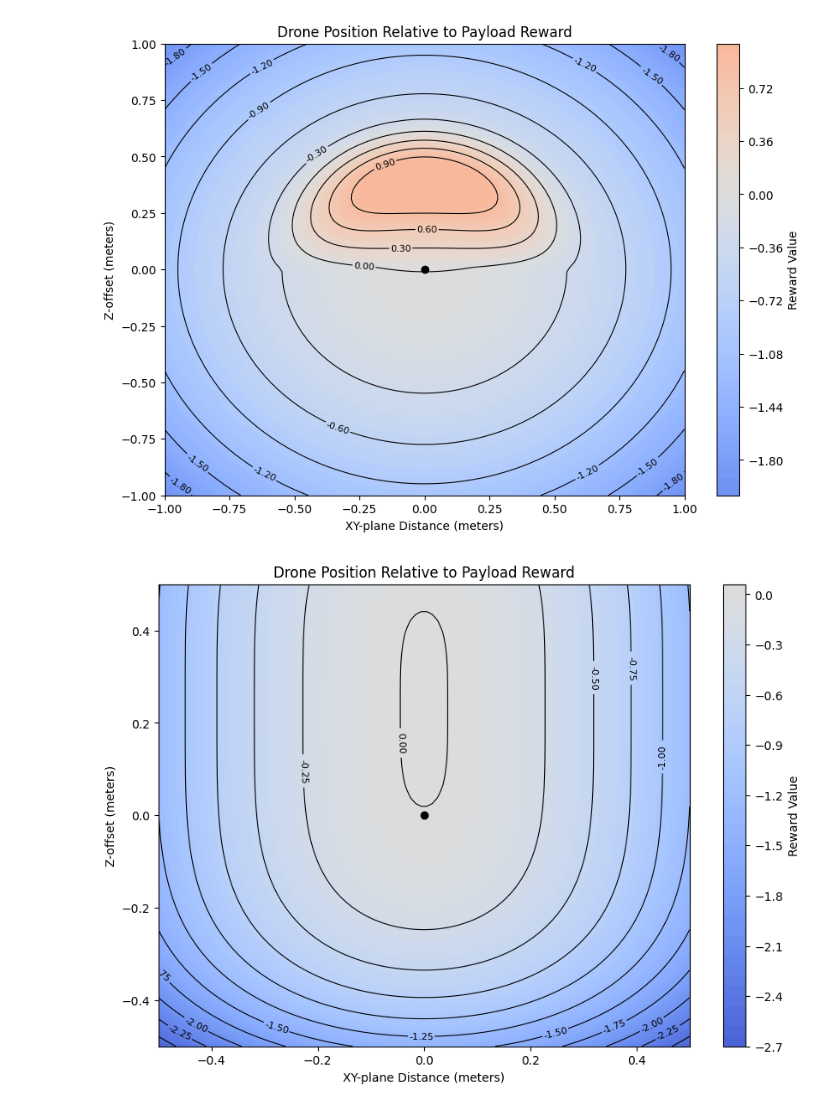
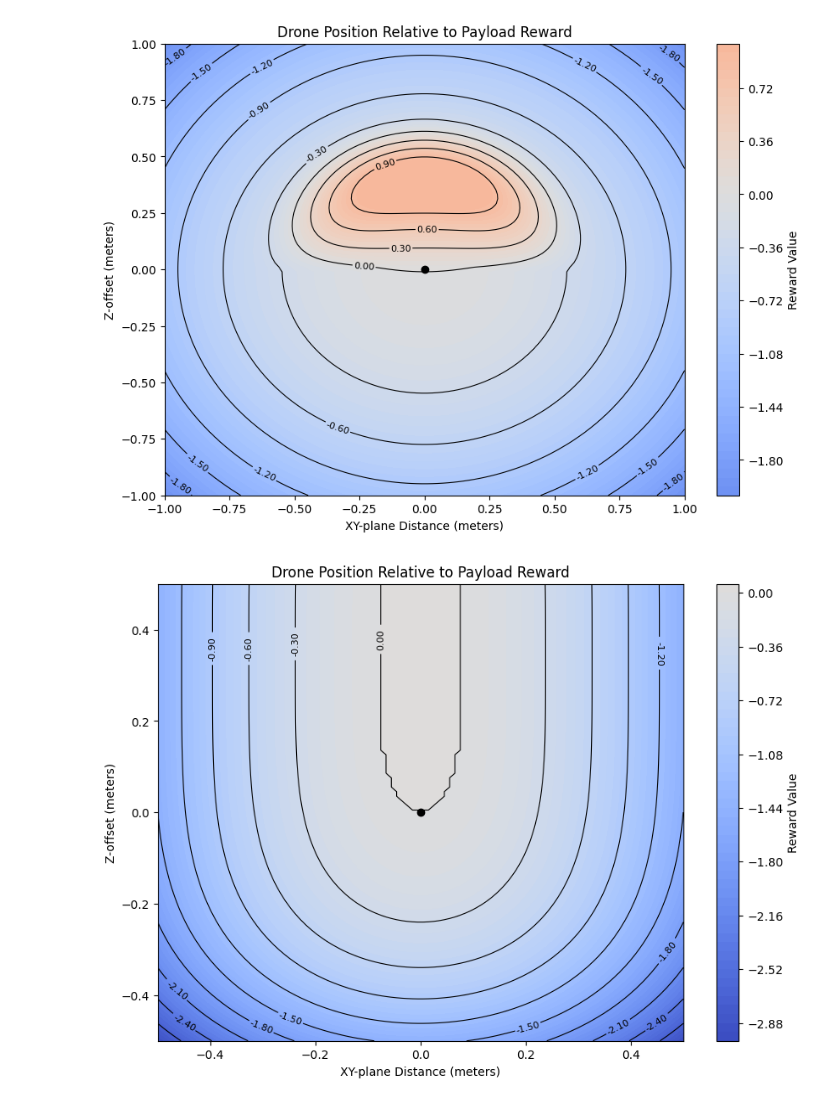
Before and after one commit to viktorlorentz/quad-rl, a Jupyter notebook: reward.ipynb, the cells around one changed output. Cells and saved outputs as stored; diff of their text form; code cells hidden in the pictures.

```diff
--- a/reward.ipynb
+++ b/reward.ipynb
@@ -106,7 +106,8 @@ def reward_function_scaled_z(xy_distance, z_offset):
 
 
 
-    reward = 5 * (.002-(z_offset - 0.23)**4 - (xy_distance)**2)
+    reward = 1 * (.04-3*(z_offset - 0.34)**4 - 6*(xy_distance)**2)
+
 
 
 
@@ -118,7 +119,7 @@ def reward_function_scaled_z(xy_distance, z_offset):
     # gauss over z_offset
     #reward = np.exp(-0.5 * (z_offset ** 2) / variance) if variance > 0 else 0.0
 
-    #reward = min(1.0 , reward)
+    reward = min(0.00000001 , reward)
     return reward
 
 
@@ -134,31 +135,31 @@ Z = z_offsets
 
 xy_distances = np.abs(xy_distances)
 
 # Recompute rewards for the scaled z-offset function
 reward_values_scaled_z = np.array([
     [reward_function_scaled_z(d, z) for d in xy_distances] for z in z_offsets
 ])
 
 # Create the 2D color plot with contour lines
 plt.figure(figsize=(10, 7))
 
 # Plot the heatmap clamped to -1 to 1
 contourf = plt.contourf(X, Z, reward_values_scaled_z, levels=50, cmap='coolwarm' , vmin=-3, vmax=3)
 
 # Overlay contour lines
 contour = plt.contour(X, Z, reward_values_scaled_z, levels=10, colors='black', linewidths=0.8, linestyles='solid')
 plt.clabel(contour, inline=True, fontsize=8, fmt="%.2f")
 
 #mark 0 point wiht dot
 plt.plot(0, 0, 'ko')
 
 
 # Add colorbar and labels
 plt.colorbar(contourf, label='Reward Value')
 plt.xlabel('XY-plane Distance (meters)')
 plt.ylabel('Z-offset (meters)')
 plt.title('Drone Position Relative to Payload Reward')
 
 plt.show()
 # %% [output]
-[figure, old version]
+[figure, new version]
```
Also changed, not shown: 2 other files.
